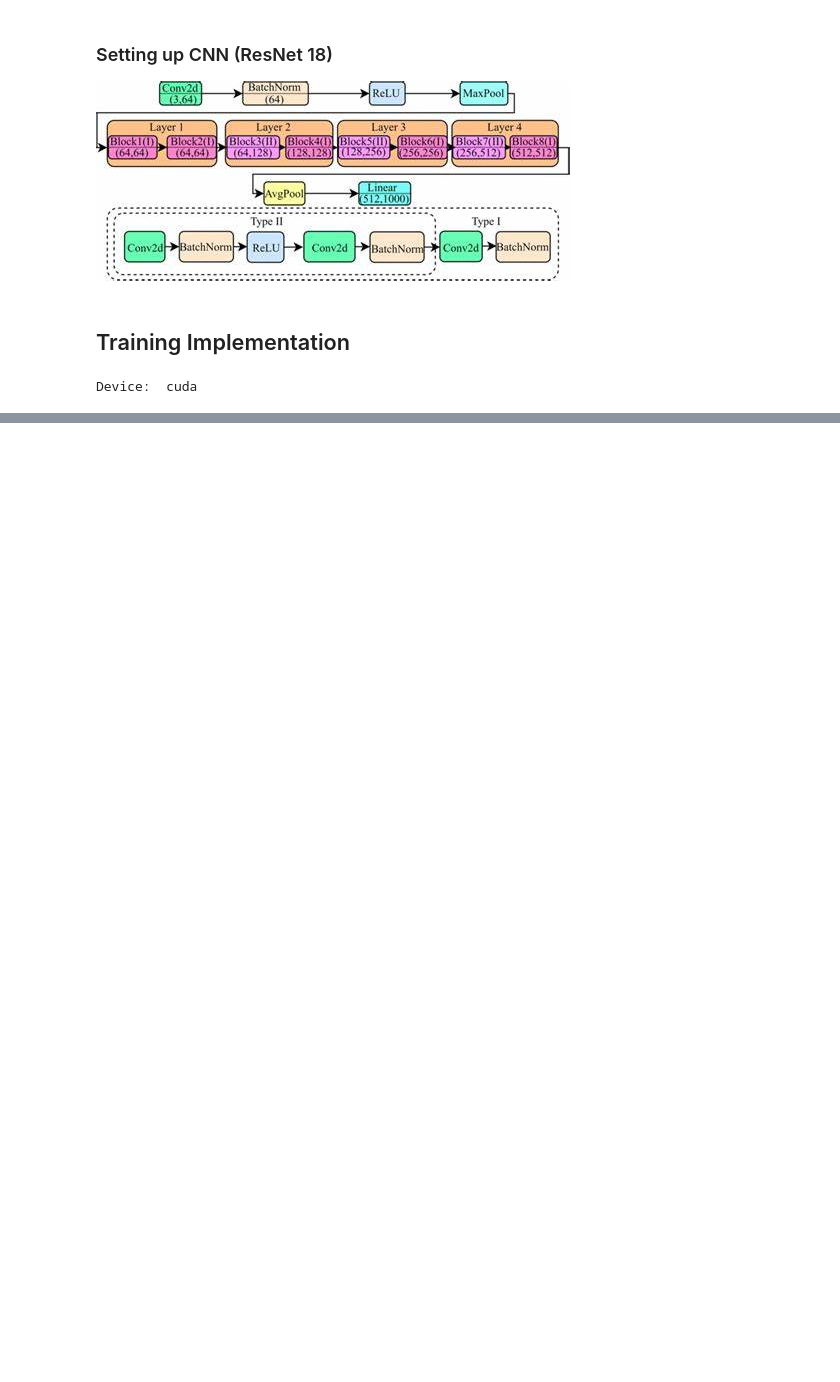
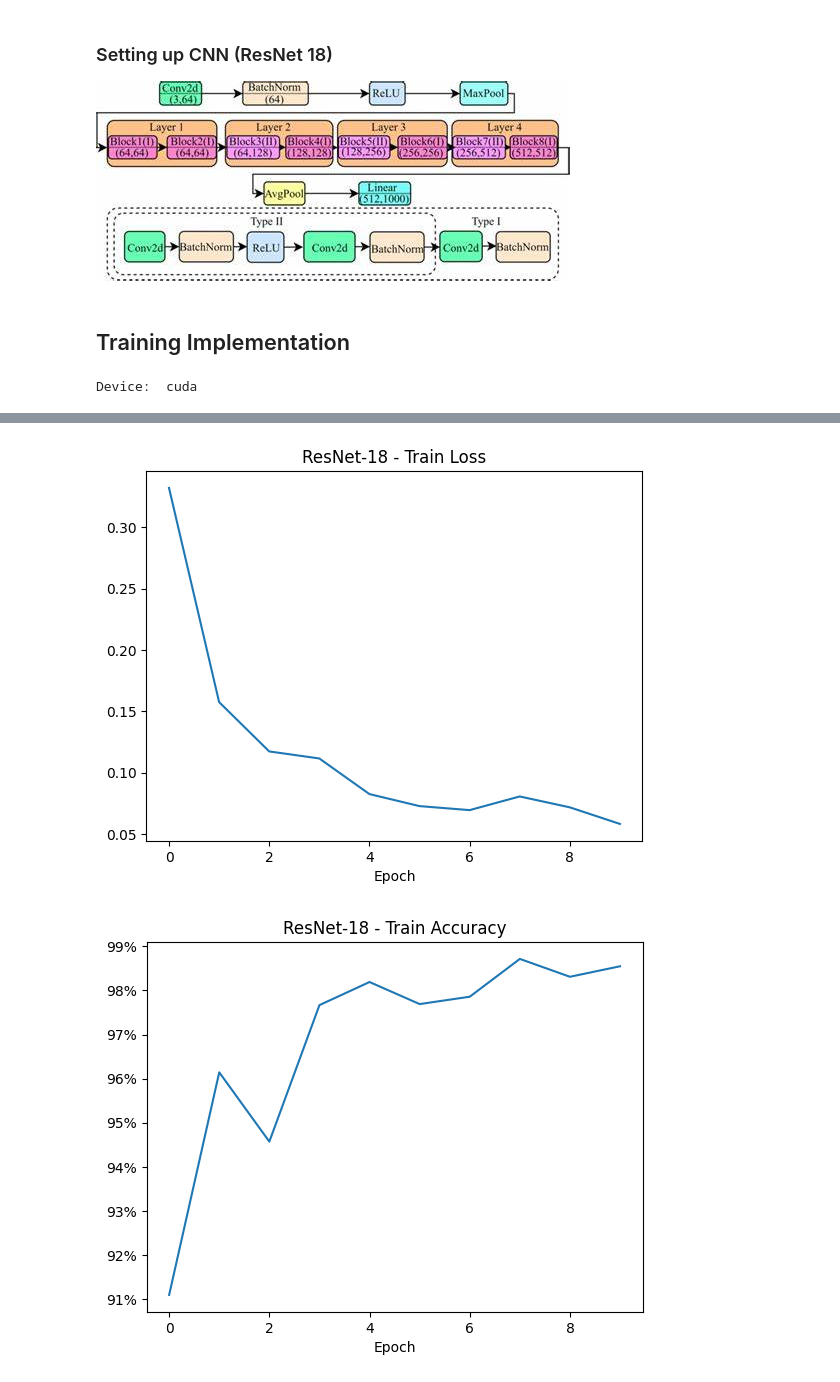
Before and after one commit to DimitriKaragiannakis99/CNN-Image-Classification, a Jupyter notebook: Alvaro/Implementation.ipynb, the cells around one changed output, grey strips where cells are left out. Drawn from its saved outputs; the diff is of its cells as text; code cells hidden in the pictures; blank space fills up the shorter version.

```diff
--- a/Alvaro/Implementation.ipynb
+++ b/Alvaro/Implementation.ipynb
@@ -186,3 +194,22 @@ Train Accuracy: 98.19047619047619
+# %%
+# Plot the loss and accuracy
+plt.plot(losses)
+plt.title('ResNet-18 - Train Loss')
+# Print  the word epoch on x-axis
+plt.xlabel('Epoch')
+
+plt.show()
+
+plt.plot(accuracies)
+plt.title('ResNet-18 - Train Accuracy')
+# Print epoch on x-axis
+plt.xlabel('Epoch')
+# Add percentage sign to y-axis
+plt.gca().set_yticklabels(['{:.0f}%'.format(x) for x in plt.gca().get_yticks()])
+plt.show()
+# %% [output]
+[figure, added]
+[figure, added]
 # %%
 # Load the model from a file
 model = ResNet18()
```
Also changed, not shown: parts of 4 cells of this notebook, 1 other file.
